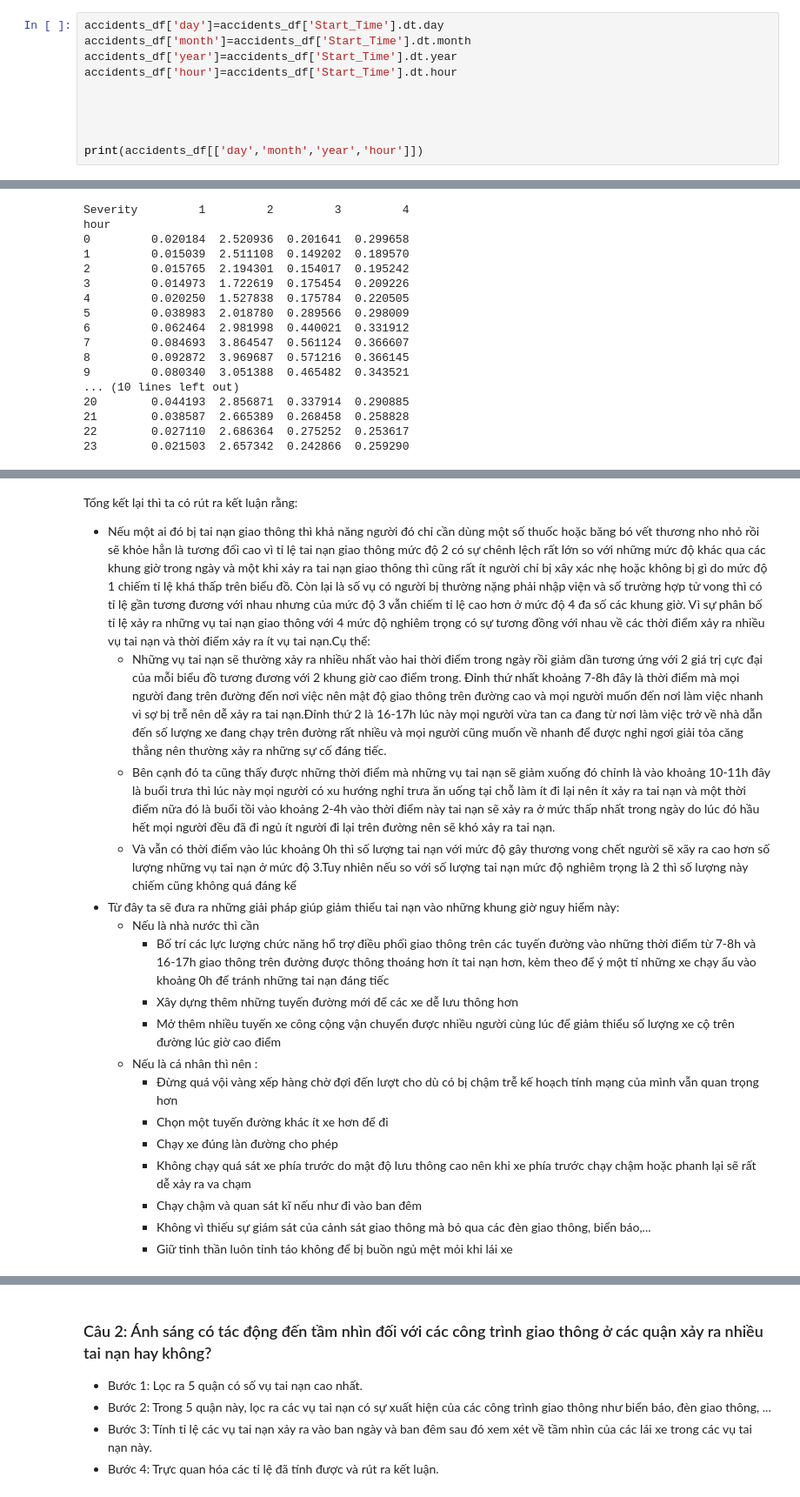
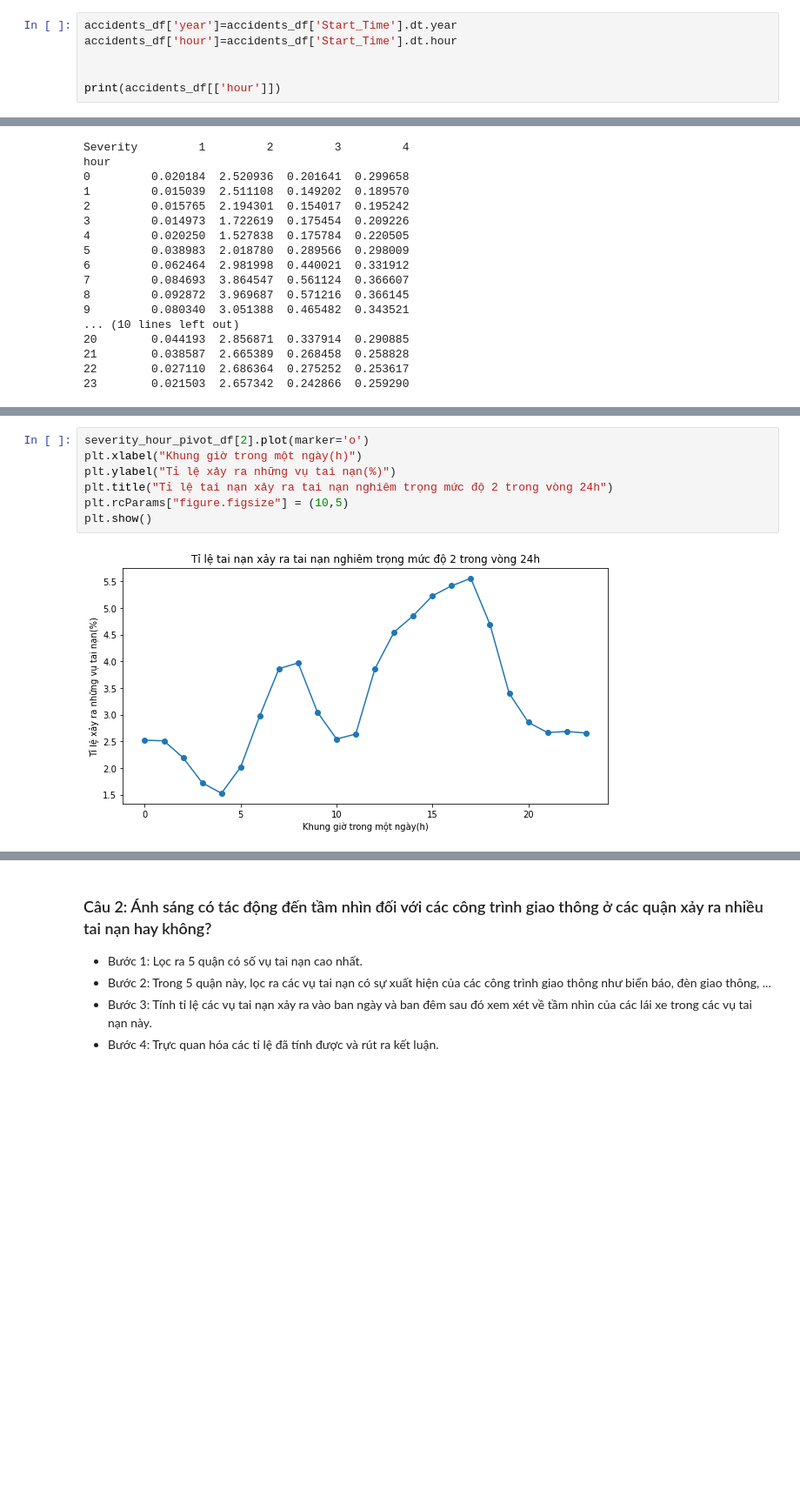
Before and after one commit to vuongthanhan-19127326/dackltkhdl, a Jupyter notebook: projectfinal.ipynb, the cells around one changed output, grey strips where cells are left out. Shown at 87% size. Saved outputs shown, nothing was run; the diff lists cells and outputs as text; blank space fills up the shorter version.

```diff
--- a/projectfinal.ipynb
+++ b/projectfinal.ipynb
@@ -699,13 +696,9 @@ Ta có thể thấy tỉ lệ xảy ra những vụ tai nạn ở mức độ 2
 ##### Tạo thêm các để tạo thêm các cột ngày, tháng, năm, giờ  bắt đầu xảy ra tai nạn từ cột Start_time
  - Dùng hàm dt của series để tạo thêm các cột ngày, tháng, năm, giờ, phút, ngày trong tuần, tên của ngày trong tuần bắt đầu xảy ra tai nạn từ cột Start_time vì ở đây mình phân tích về thời điểm xảy ra tai nạn giao thông nên nếu lấy các số liệu trên của cột End_Time thì có thể dữ liệu sẽ bị sai lệch khá nhiều do có những vụ tai nạn có khoảng thời gian từ lúc bắt đầu đến kết thúc là khá lâu
 # %%
-accidents_df['day']=accidents_df['Start_Time'].dt.day
-accidents_df['month']=accidents_df['Start_Time'].dt.month
 accidents_df['year']=accidents_df['Start_Time'].dt.year
 accidents_df['hour']=accidents_df['Start_Time'].dt.hour
 
 
-
-
-print(accidents_df[['day','month','year','hour']])
+print(accidents_df[['hour']])
 # %% [output]
@@ -858,19 +784,9 @@ Ta có thể thấy được hầu hết qua các khung giờ thì tỉ lệ x
-# %% [markdown]
-Tổng kết lại thì ta có rút ra kết luận rằng:
-- Nếu một ai đó bị tai nạn giao thông thì khả năng người đó chỉ cần dùng một số thuốc hoặc băng bó vết thương nho nhỏ rồi sẽ khỏe hẳn là tương đối cao vì tỉ lệ tai nạn giao thông mức độ 2 có sự chênh lệch rất lớn so với những mức độ khác qua các khung giờ trong ngày và một khi xảy ra tai nạn giao thông thì cũng rất ít người chỉ bị xây xác nhẹ hoặc không bị gì do mức độ 1 chiếm tỉ lệ khá thấp trên biểu đồ. Còn lại là số vụ có người bị thường nặng phải nhập viện và số trường hợp tử vong thì có tỉ lệ gần tương đương với nhau nhưng của mức độ 3 vẫn chiếm tỉ lệ cao hơn ở mức độ 4 đa số các khung giờ. Vì sự phân bố tỉ lệ xảy ra những vụ tai nạn giao thông với 4 mức độ nghiêm trọng có sự tương đồng với nhau về các thời điểm xảy ra nhiều vụ tai nạn và thời điểm xảy ra ít vụ tai nạn.Cụ thể:
-    + Những vụ tai nạn sẽ thường xảy ra nhiều nhất vào hai thời điểm trong ngày rồi giảm dần tương ứng với 2 giá trị cực đại của mỗi biểu đồ tương đương với 2 khung giờ cao điểm trong. Đỉnh thứ nhất khoảng 7-8h đây là thời điểm mà mọi người đang trên đường đến nơi việc nên mật độ giao thông trên đường cao và mọi người muốn đến nơi làm việc nhanh vì sợ bị trễ nên dễ xảy ra tai nạn.Đỉnh thứ 2 là 16-17h lúc này mọi người vừa tan ca đang từ nơi làm việc trở về nhà dẫn đến số lượng xe đang chạy trên đường rất nhiều và mọi người cũng muốn về nhanh để được nghỉ ngơi giải tỏa căng thẳng nên thường xảy ra những sự cố đáng tiếc.
-    + Bên cạnh đó ta cũng thấy được những thời điểm mà những vụ tai nạn sẽ giảm xuống đó chỉnh là vào khoảng 10-11h đây là buổi trưa thì lúc này mọi người có xu hướng nghỉ trưa ăn uống tại chỗ làm ít đi lại nên ít xảy ra tai nạn và một thời điểm nữa đó là buổi tồi vào khoảng 2-4h vào thời điểm này tai nạn sẽ xảy ra ở mức thấp nhất trong ngày do lúc đó hầu hết mọi người đều đã đi ngủ ít người đi lại trên đường nên sẽ khó xảy ra tai nạn.
-    + Và vẫn có thời điểm vào lúc khoảng 0h thì số lượng tai nạn với mức độ gây thương vong chết người sẽ xãy ra cao hơn số lượng những vụ tai nạn ở mức độ 3.Tuy nhiên nếu so với số lượng tai nạn mức độ nghiêm trọng là 2 thì số lượng này chiếm cũng không quá đáng kể
-- Từ đây ta sẽ đưa ra những giải pháp giúp giảm thiểu tai nạn vào những khung giờ nguy hiểm này:
-    + Nếu là nhà nước thì cần
-       *  Bố trí các lực lượng chức năng hổ trợ điều phối giao thông trên các tuyến đường vào những thời điểm từ 7-8h và 16-17h giao thông trên đường được thông thoáng hơn ít tai nạn hơn, kèm theo để ý một tí những xe chạy ẩu vào khoảng 0h để tránh những tai nạn đáng tiếc
-       * Xây dựng thêm những tuyến đường mới để các xe dễ lưu thông hơn
-       * Mở thêm nhiều tuyến xe công cộng vận chuyển được nhiều người cùng lúc để giảm thiểu số lượng xe cộ trên đường lúc giờ cao điểm
-    + Nếu là cá nhân thì nên :
-       * Đừng quá vội vàng xếp hàng chờ đợi đến lượt cho dù có bị chậm trễ kế hoạch tính mạng của mình vẫn quan trọng hơn
-       * Chọn một tuyến đường khác ít xe hơn để đi
-       * Chạy xe đúng làn đường cho phép
-       * Không chạy quá sát xe phía trước do mật độ lưu thông cao nên khi xe phía trước chạy chậm hoặc phanh lại sẽ rất dễ xảy ra va chạm
-       * Chạy chậm và quan sát kĩ nếu như đi vào ban đêm
-       * Không vì thiếu sự giám sát của cảnh sát giao thông mà bỏ qua các đèn giao thông, biển báo,...
-       * Giữ tinh thần luôn tỉnh táo không để bị buồn ngủ mệt mỏi khi lái xe
+# %%
+severity_hour_pivot_df[2].plot(marker='o')
+plt.xlabel("Khung giờ trong một ngày(h)")
+plt.ylabel("Tỉ lệ xảy ra những vụ tai nạn(%)")
+plt.title("Tỉ lệ tai nạn xảy ra tai nạn nghiêm trọng mức độ 2 trong vòng 24h")
+plt.rcParams["figure.figsize"] = (10,5)
+plt.show()
+# %% [output]
+[figure, added]
```
Also changed, not shown: parts of 151 cells of this notebook.
